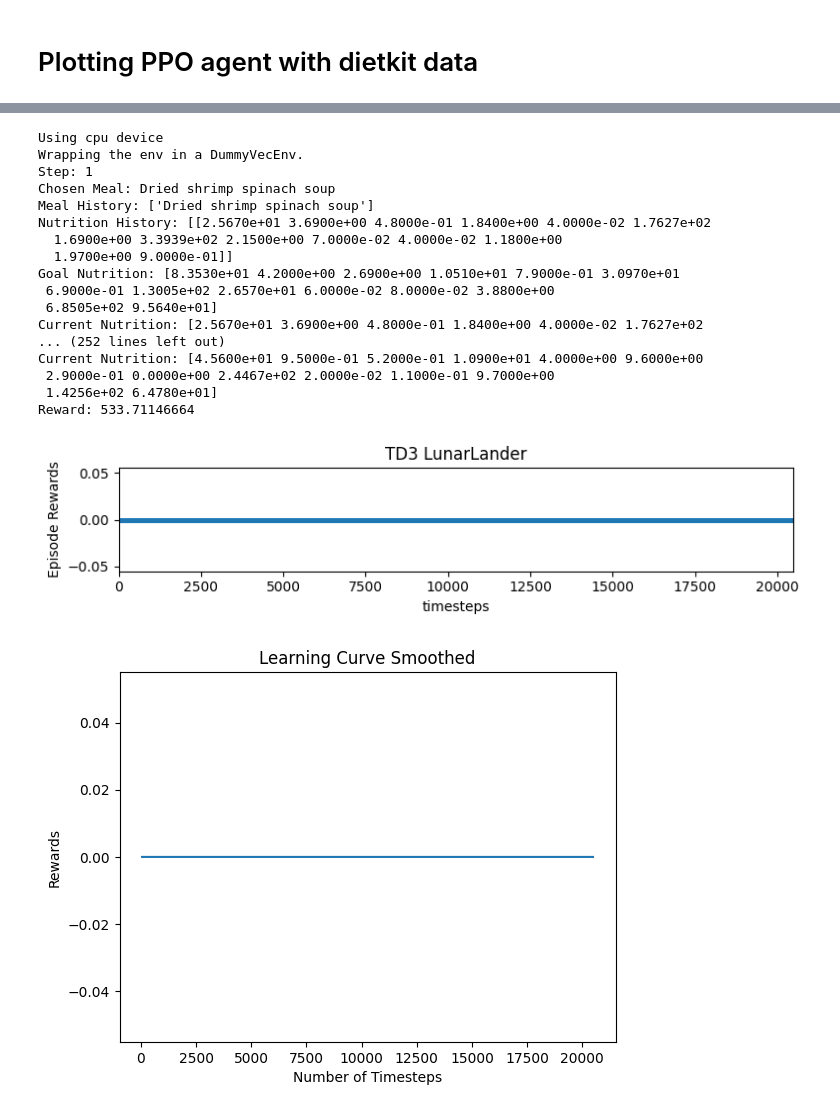
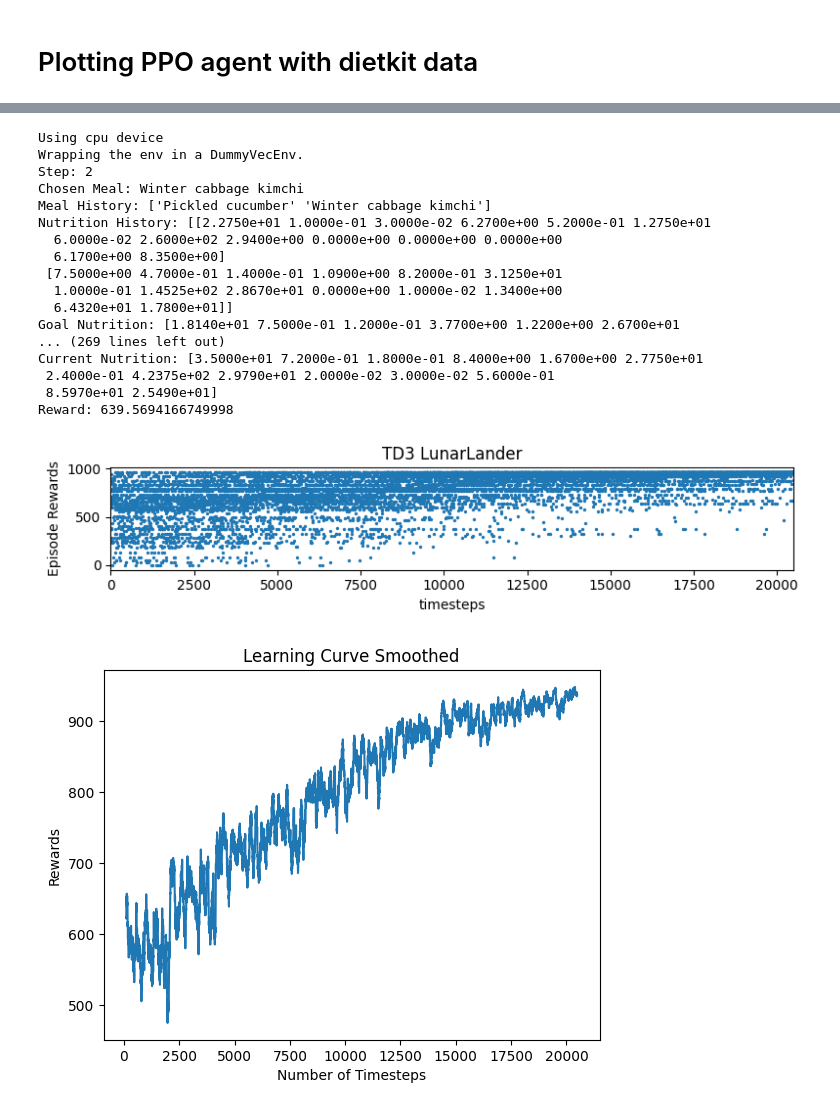
Before and after one commit to lurosenb/five_jelly_donuts, a Jupyter notebook: plotting_ppo_agent.ipynb, the cells around one changed output, grey strips where cells are left out. Saved outputs shown, nothing was run; the diff lists cells and outputs as text; code cells hidden in the pictures.

Commit message:
added plotting, fixed

```diff
--- a/plotting_ppo_agent.ipynb
+++ b/plotting_ppo_agent.ipynb
@@ -16,7 +16,7 @@ from stable_baselines3.common.noise import NormalActionNoise
 from stable_baselines3.common.callbacks import BaseCallback
 from stable_baselines3.common import results_plotter
 
-log_dir = "/tmp/gym/"
+log_dir = "./tmp/gym/"
 os.makedirs(log_dir, exist_ok=True)
 # %%
 all_ingredients = load_ingredient(sample_language = 'eng')
@@ -24,8 +24,10 @@ meal_dict = load_menu(ingredients = all_ingredients, sample_language = 'eng')
 example_mealplans = load_diet(menus = meal_dict, num_loads = 100, sample_language = 'eng', sample_name = 'ML')
 
 possible_meals = np.array(list(meal_dict.keys()))
-display(possible_meals)
 
 nutrition_data = pd.DataFrame([meal.nutrition for meal in meal_dict.values()], index=possible_meals)
+nutrition_data = nutrition_data.tail(10)
+possible_meals = possible_meals[-10:]
+display(possible_meals)
 display(nutrition_data)
 # %% [output]
@@ -123,54 +124,54 @@ def plot_results(log_folder, title="Learning Curve"):
     plt.title(title + " Smoothed")
     plt.show()
 # %%
-num_meals = 1
+num_meals = 2
 env = MealPlanningEnv(possible_meals=possible_meals, nutrition_data=nutrition_data, num_meals=num_meals)
 
 # Logs will be saved in log_dir/monitor.csv
 env = Monitor(env, log_dir)
 callback = SaveOnBestTrainingRewardCallback(check_freq=1000, log_dir=log_dir)
 
 model = PPO("MultiInputPolicy", env, verbose=1)
 obs = env.reset()
 for i in range(num_meals):
   action, _ = model.predict(obs)
   obs, rewards, done, info = env.step(action)
 env.render()
 model.learn(total_timesteps=20000, callback=callback)
 
 obs = env.reset()
 for i in range(num_meals):
   action, _ = model.predict(obs)
   obs, rewards, done, info = env.step(action)
   action, _states = model.predict(obs)
   # print(action)
 
 
 env.render()
 
 # Helper from the library
 results_plotter.plot_results(
     [log_dir], 1e5, results_plotter.X_TIMESTEPS, "TD3 LunarLander"
 )
 
 plot_results(log_dir)
 # %% [output]
 Using cpu device
 Wrapping the env in a DummyVecEnv.
-Step: 1
-Chosen Meal: Dried shrimp spinach soup
-Meal History: ['Dried shrimp spinach soup']
-Nutrition History: [[2.5670e+01 3.6900e+00 4.8000e-01 1.8400e+00 4.0000e-02 1.7627e+02
-  1.6900e+00 3.3939e+02 2.1500e+00 7.0000e-02 4.0000e-02 1.1800e+00
-  1.9700e+00 9.0000e-01]]
-Goal Nutrition: [8.3530e+01 4.2000e+00 2.6900e+00 1.0510e+01 7.9000e-01 3.0970e+01
- 6.9000e-01 1.3005e+02 2.6570e+01 6.0000e-02 8.0000e-02 3.8800e+00
- 6.8505e+02 9.5640e+01]
-Current Nutrition: [2.5670e+01 3.6900e+00 4.8000e-01 1.8400e+00 4.0000e-02 1.7627e+02
-... (252 lines left out)
-Current Nutrition: [4.5600e+01 9.5000e-01 5.2000e-01 1.0900e+01 4.0000e+00 9.6000e+00
- 2.9000e-01 0.0000e+00 2.4467e+02 2.0000e-02 1.1000e-01 9.7000e+00
- 1.4256e+02 6.4780e+01]
-Reward: 533.71146664
+Step: 2
+Chosen Meal: Winter cabbage kimchi
+Meal History: ['Pickled cucumber' 'Winter cabbage kimchi']
+Nutrition History: [[2.2750e+01 1.0000e-01 3.0000e-02 6.2700e+00 5.2000e-01 1.2750e+01
+  6.0000e-02 2.6000e+02 2.9400e+00 0.0000e+00 0.0000e+00 0.0000e+00
+  6.1700e+00 8.3500e+00]
+ [7.5000e+00 4.7000e-01 1.4000e-01 1.0900e+00 8.2000e-01 3.1250e+01
+  1.0000e-01 1.4525e+02 2.8670e+01 0.0000e+00 1.0000e-02 1.3400e+00
+  6.4320e+01 1.7800e+01]]
+Goal Nutrition: [1.8140e+01 7.5000e-01 1.2000e-01 3.7700e+00 1.2200e+00 2.6700e+01
+... (269 lines left out)
+Current Nutrition: [3.5000e+01 7.2000e-01 1.8000e-01 8.4000e+00 1.6700e+00 2.7750e+01
+ 2.4000e-01 4.2375e+02 2.9790e+01 2.0000e-02 3.0000e-02 5.6000e-01
+ 8.5970e+01 2.5490e+01]
+Reward: 639.5694166749998
-[figure, old version]
+[figure, new version]
-[figure, old version]
+[figure, new version]
```
Also changed, not shown: parts of 1 cell of this notebook, 3 other files.
